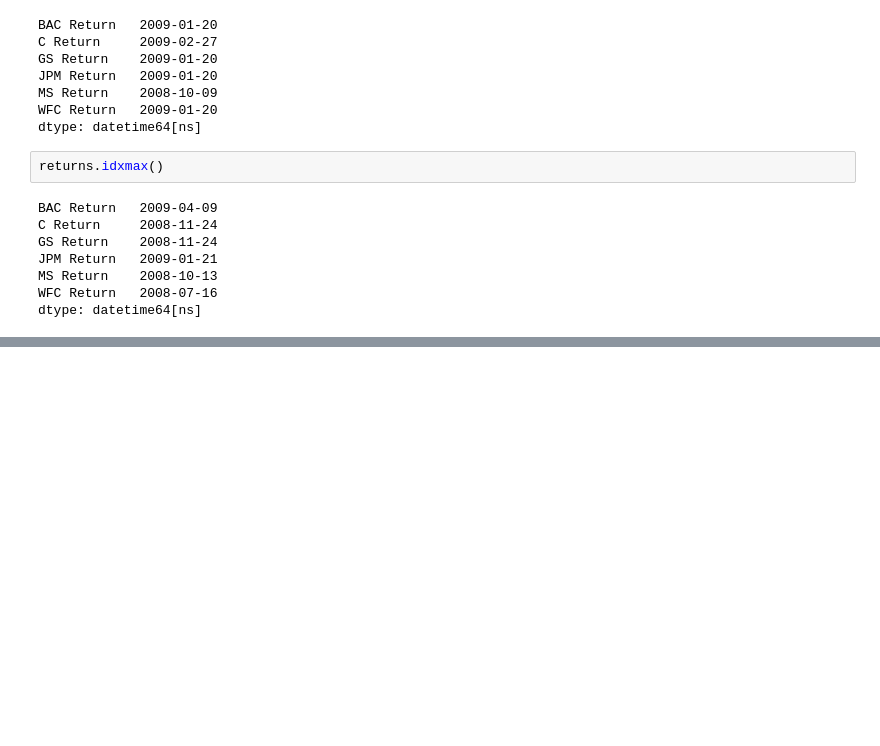
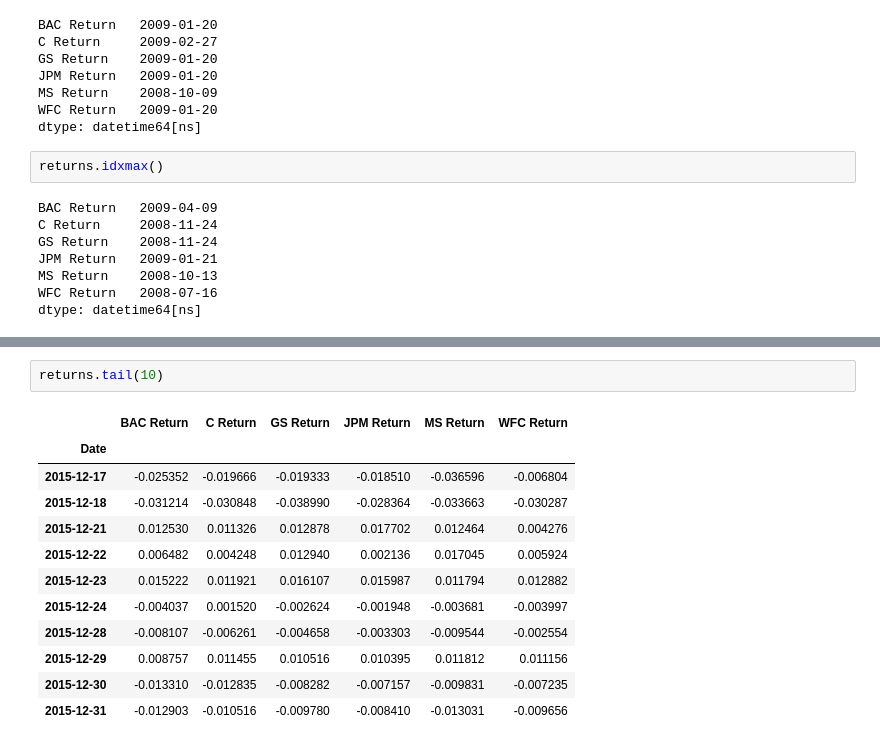
Before and after one commit to SiddheshDaphane/Finance-Data-Project, a Jupyter notebook: finance_project.ipynb, the cells around one changed output, grey strips where cells are left out. Saved outputs shown, nothing was run; the diff lists cells and outputs as text; blank space fills up the shorter version.

```diff
--- a/finance_project.ipynb
+++ b/finance_project.ipynb
@@ -269,0 +270,15 @@ dtype: float64
+# %%
+returns.tail(10)
+# %% [output]
+|  | BAC Return | C Return | GS Return | JPM Return | MS Return | WFC Return |
+| Date |  |  |  |  |  |  |
+| 2015-12-17 | -0.025352 | -0.019666 | -0.019333 | -0.018510 | -0.036596 | -0.006804 |
+| 2015-12-18 | -0.031214 | -0.030848 | -0.038990 | -0.028364 | -0.033663 | -0.030287 |
+| 2015-12-21 | 0.012530 | 0.011326 | 0.012878 | 0.017702 | 0.012464 | 0.004276 |
+| 2015-12-22 | 0.006482 | 0.004248 | 0.012940 | 0.002136 | 0.017045 | 0.005924 |
+| 2015-12-23 | 0.015222 | 0.011921 | 0.016107 | 0.015987 | 0.011794 | 0.012882 |
+| 2015-12-24 | -0.004037 | 0.001520 | -0.002624 | -0.001948 | -0.003681 | -0.003997 |
+| 2015-12-28 | -0.008107 | -0.006261 | -0.004658 | -0.003303 | -0.009544 | -0.002554 |
+| 2015-12-29 | 0.008757 | 0.011455 | 0.010516 | 0.010395 | 0.011812 | 0.011156 |
+| 2015-12-30 | -0.013310 | -0.012835 | -0.008282 | -0.007157 | -0.009831 | -0.007235 |
+| 2015-12-31 | -0.012903 | -0.010516 | -0.009780 | -0.008410 | -0.013031 | -0.009656 |
```
Also changed, not shown: parts of 5 cells of this notebook.
